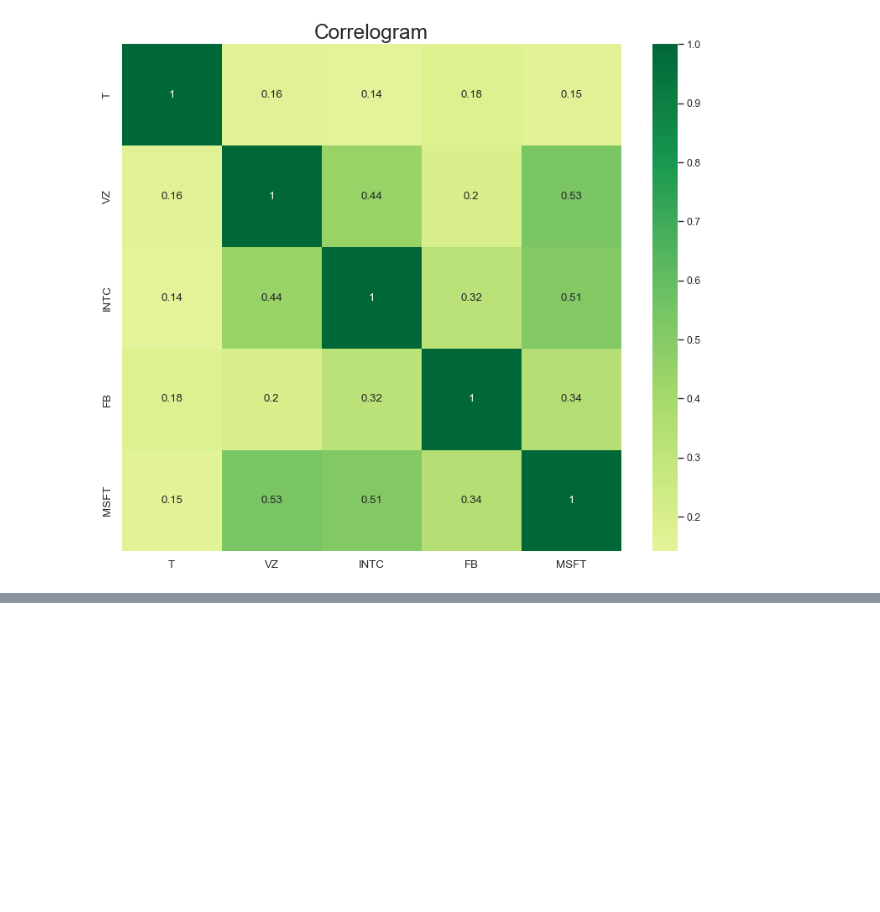
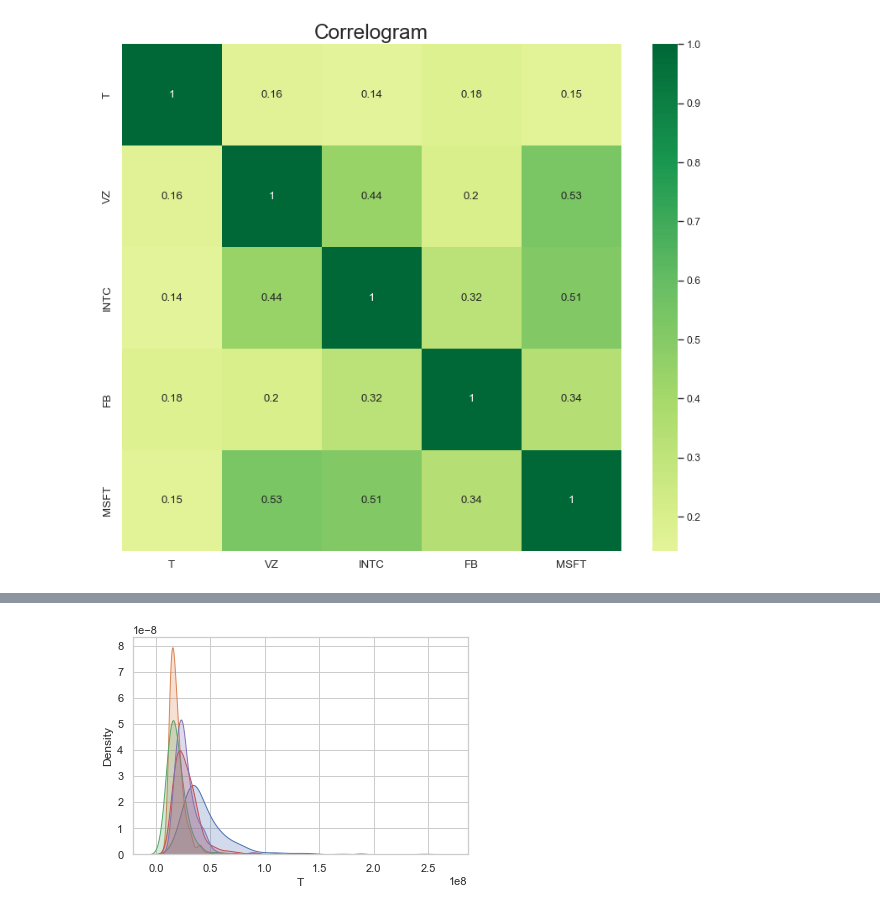
Before and after one commit to MikeSable/DS-HOMEWORK3-stock-prices-correlation, a Jupyter notebook: stocksinfo.ipynb, the cells around one changed output, grey strips where cells are left out. Cells and saved outputs as stored; diff of their text form; code cells hidden in the pictures; blank space fills up the shorter version.

```diff
--- a/stocksinfo.ipynb
+++ b/stocksinfo.ipynb
@@ -152,0 +168,13 @@ plt.show()
+# %%
+snsplot = sns.kdeplot(df['T'], shade=True)
+fig = snsplot.get_figure()
+snsplot = sns.kdeplot(df['VZ'], shade=True)
+fig = snsplot.get_figure()
+snsplot = sns.kdeplot(df['FB'], shade=True)
+fig = snsplot.get_figure()
+snsplot = sns.kdeplot(df['INTC'], shade=True)
+fig = snsplot.get_figure()
+snsplot = sns.kdeplot(df['MSFT'], shade=True)
+fig = snsplot.get_figure()
+# %% [output]
+[figure, added]
```
Also changed, not shown: parts of 5 cells of this notebook.
